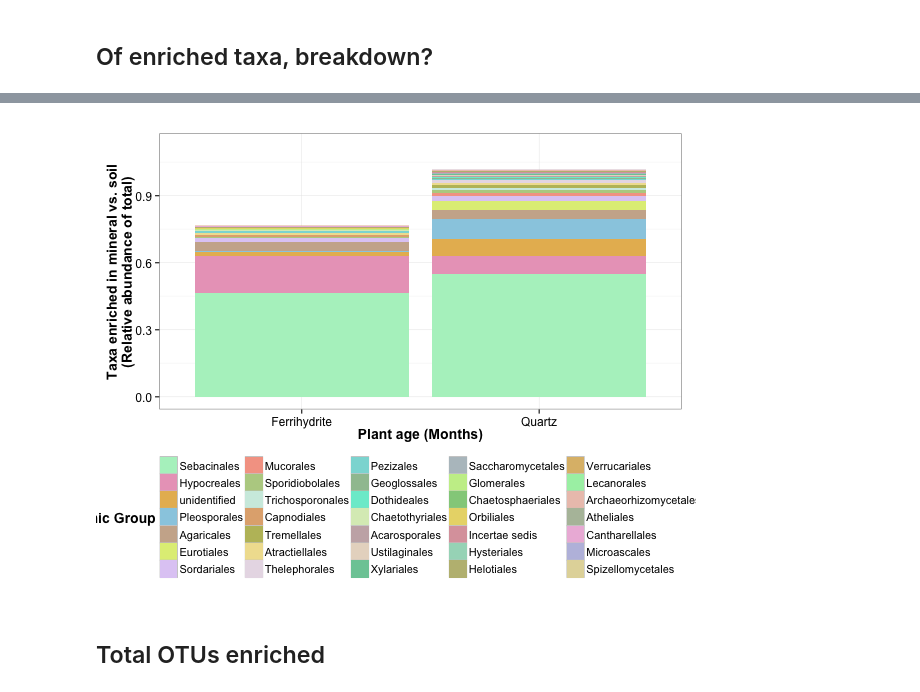
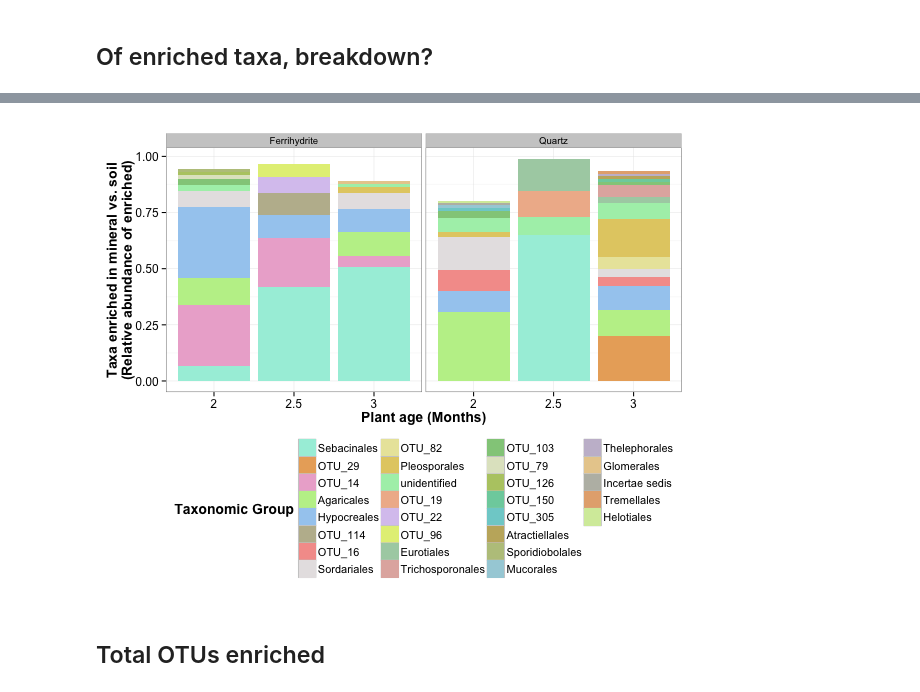
Before and after one commit to TheaWhitman/MineralITS, a Jupyter notebook: manuscript_figures/Differential_abundance.ipynb, the cells around one changed output, grey strips where cells are left out. Drawn from its saved outputs; the diff is of its cells as text; code cells hidden in the pictures.

```diff
--- a/manuscript_figures/Differential_abundance.ipynb
+++ b/manuscript_figures/Differential_abundance.ipynb
@@ -34,6 +19,8 @@ news(Version == "1.0.1", package = "ggplot2")
 physeq = import_biom("../../SeqData/ITS.otu_table.tax.meta.biom", parseFunction = parse_taxonomy_greengenes)
 # %%
 %%R
+
+#physeq = subset_samples(physeq, Sample!=)
 
 Merge<-paste(as.character(sample_data(physeq)$Trtmt),as.character(sample_data(physeq)$Month),as.character(sample_data(physeq)$Cosm),sep="_")
 sample_data(physeq)$Merge <- Merge
@@ -43,6 +30,9 @@ sample_data(physeq)$Merge <- Merge
 
 ps.merged = merge_samples(physeq, "Merge")
 # Merging the phyloseq object by biological replicates
+
+ps.merged = subset_samples(ps.merged,row.names(sample_data(ps.merged))!="S_2.5_14")
+# Removing soil sample with large Onygenales taxon (Emmonsia) - soil saprotroph, but huge
 
 keep=c("Cosm","Month","Trtmt")
 sd = sample_data(ps.merged)
@@ -227,13 +173,13 @@ subset(l2fc,l2fc$Class=="Eurotiomycetes")[,c(1,2,3,4,5,10,11,12,15)]
 # %%
-%%R -w 1000 -h 700
+%%R -w 800 -h 700
 # setting the image sizes, then making the figure...
 
 d = l2fc %>%
+    filter(padj<0.1)%>%
     group_by(Trtmt, Month) %>%
     mutate(relabund=baseMean/Total)
-# This calculates the
 
-N= 1
+N= 500
 
 #Phyla = levels(d$Phylum)
 
@@ -288,7 +234,10 @@ p = p + facet_grid(~MonthName~Trtmt, scales="free_x")
 p = p + geom_point(shape = 21, alpha=0.4, position = position_jitter(w = 0.20))
 # sets the points size and shape, and offsets them slightly (jitter) so they're not right on top of each other
 
-p = p + scale_size_continuous("Relative\nAbundance",range=c(2.5,9))
+p = p + scale_size_continuous("log(Relative\nAbundance)"
+                              #,range=c(3.5,9)
+                              ,trans="log"
+                             )
 
 p = p + geom_hline(y = 1, linetype=2)
 p = p + geom_hline(y = -1, linetype=2)
@@ -315,7 +264,7 @@ p = p + theme(strip.text.x = element_text(size = 20),
 p = p + labs(x = "Class")
 # sets the label for the x axis. I think they didn't get the different colours.
 
-p = p + labs(y = expression(paste("", log[2]," Fold Change vs. Soil",sep="")))
+p = p + labs(y = expression(paste("", log[2],"-fold change vs. soil",sep="")))
 # sets the label for the y axes.
 
 
@@ -333,7 +462,7 @@ p
 # %%
 %%R
 
-cutoff=3.3
+cutoff=2
 
 d.high = l2fc %>%
 # Take the l2fc data frame,
@@ -416,18 +545,16 @@ Hypocreales not EcM
 cutoff=3.3
 
 d.high = l2fc %>%
-# Take the l2fc data frame,
-    dplyr::filter(l2FC>cutoff, padj<=0.1)%>%
+    dplyr::filter(l2FC>cutoff, padj<=0.1)
+d.high$Order = ifelse(is.na(d.high$Order)==TRUE, paste(d.high$OTU), paste(d.high$Order))
+d.high = d.high %>%
     dplyr::group_by(Trtmt,Month) %>%
     dplyr::mutate(relabund=baseMean/sum(baseMean))%>%
     dplyr::group_by(Trtmt,Month,Order) %>%
-# Then, using this data, still grouped by month and mineral, we further group it by phylum,
-    dplyr::summarise(relabund=mean(relabund))%>%
-    dplyr::group_by(Trtmt,Order)%>%
     dplyr::summarise(relabund=sum(relabund))
 # And we tally up all the relative counts for each taxonomic group.
 
-colnames(d.high) <- c("Trtmt","Tax","relabund")
+colnames(d.high) <- c("Trtmt","Month","Tax","relabund")
 # Set the column names to generic so it's easier to change the order, etc.
 
 mean.Abund = ddply(d.high, .(Tax), summarize, M = mean(relabund))
@@ -438,10 +565,11 @@ d.high$Trtmt = ordered(d.high$Trtmt, levels = c("Ferrihydrite", "Quartz", "Kaoli
 # Order the treatments
 d.high<-d.high[with(d.high, order(Tax)),]
 # Sort the whole dataframe by this phylum order
+d.high$Month = factor(d.high$Month)
 
-abund=0.0005
+abund=0.01
 d.high<-d.high %>%
     dplyr::filter(relabund>abund)
 d.high$relabund
-dim(d.high)
+head(d.high)
 # %% [output]
@@ -463,30 +586,31 @@ Groups: Trtmt
 # %%
 %%R -w 600
 
 d.plot = d.high
 
 scheme <- iwanthue()
 colors = scheme$hex(length(unique(d.plot$Tax)), color_space = hcl_presets$pastel)
 
-p = ggplot(d.plot, aes(x=Trtmt,y=relabund, fill = Tax))
+p = ggplot(d.plot, aes(x=Month, y=relabund, fill = Tax))
 
+p = p + facet_grid(~Trtmt)
 p = p + scale_fill_manual(values = colors)
 
 p = p + geom_bar(stat = "identity", width = 0.90)
 
-p = p + guides(fill = guide_legend(title="Taxonomic Group", ncol = 6))
+p = p + guides(fill = guide_legend(title="Taxonomic Group", ncol = 4))
 
-p = p + xlab("Plant age (Months)") + ylab("Taxa enriched in mineral vs. soil\n(Relative abundance of total)")
+p = p + xlab("Plant age (Months)") + ylab("Taxa enriched in mineral vs. soil\n(Relative abundance of enriched)")
 
 p = p + theme_bw()
 
 p = p + theme(axis.title = element_text(size=14,face="bold"))
 p = p + theme(axis.text = element_text(size=12,))
 p = p + theme(legend.text=element_text(size=11), legend.title=element_text(size=14), legend.position="bottom")
 
 p
 # %% [output]
-[figure, old version]
+[figure, new version]
 # %% [markdown]
 ## Total OTUs enriched
 # %%
```
Also changed, not shown: parts of 20 cells of this notebook, 3 other files.
